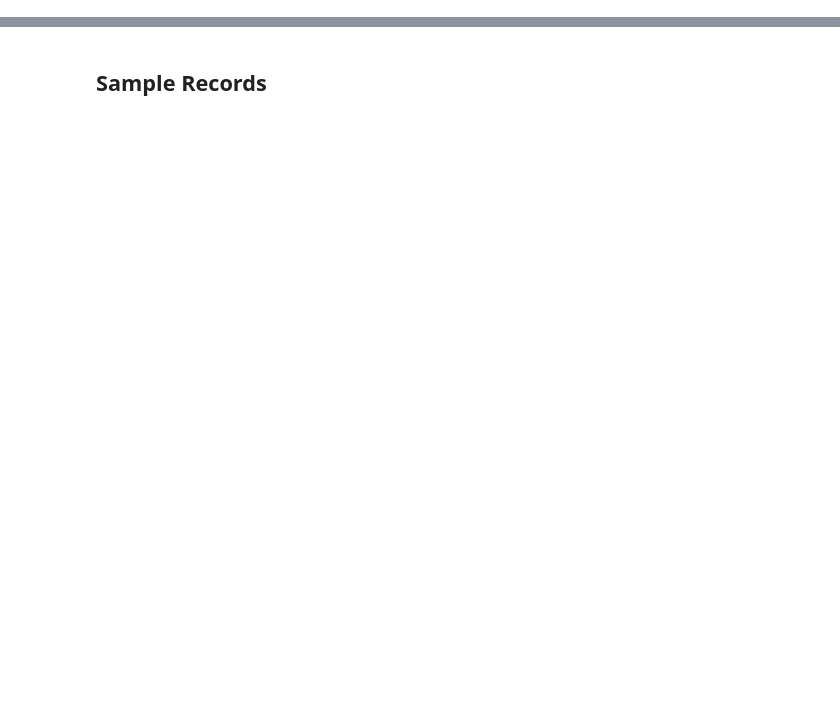
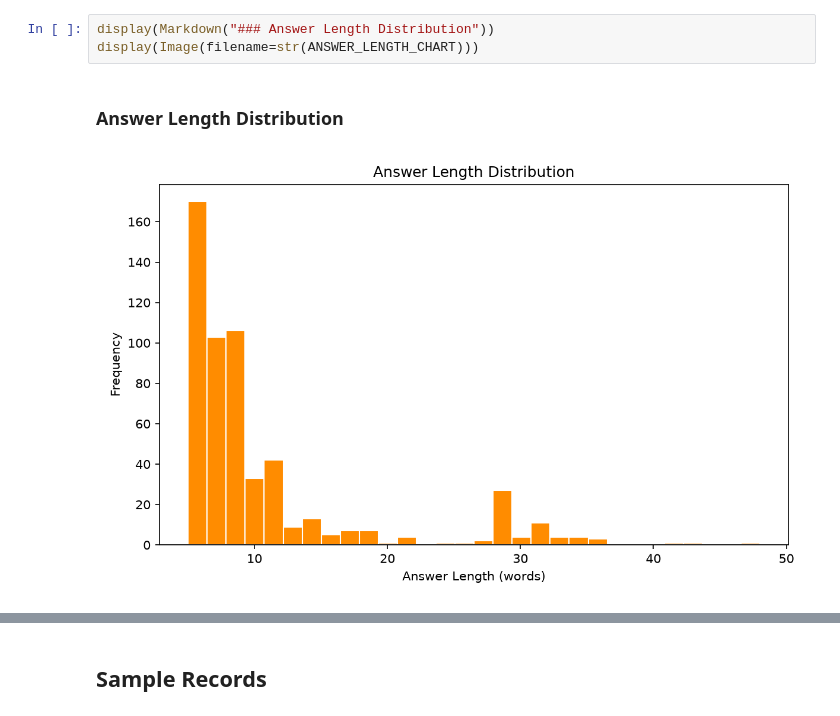
Before and after one commit to TechMaverickHub/TechMentor-LLM, a Jupyter notebook: notebooks/dataset_report.ipynb, the cells around one changed output, grey strips where cells are left out. Drawn from its saved outputs; the diff is of its cells as text; blank space fills up the shorter version.

```diff
--- a/notebooks/dataset_report.ipynb
+++ b/notebooks/dataset_report.ipynb
@@ -146,0 +91,6 @@ duplicate_df
+# %%
+display(Markdown("### Answer Length Distribution"))
+display(Image(filename=str(ANSWER_LENGTH_CHART)))
+# %% [output]
+### Answer Length Distribution
+[figure, added]
```
Also changed, not shown: parts of 25 cells of this notebook, 11 other files.
